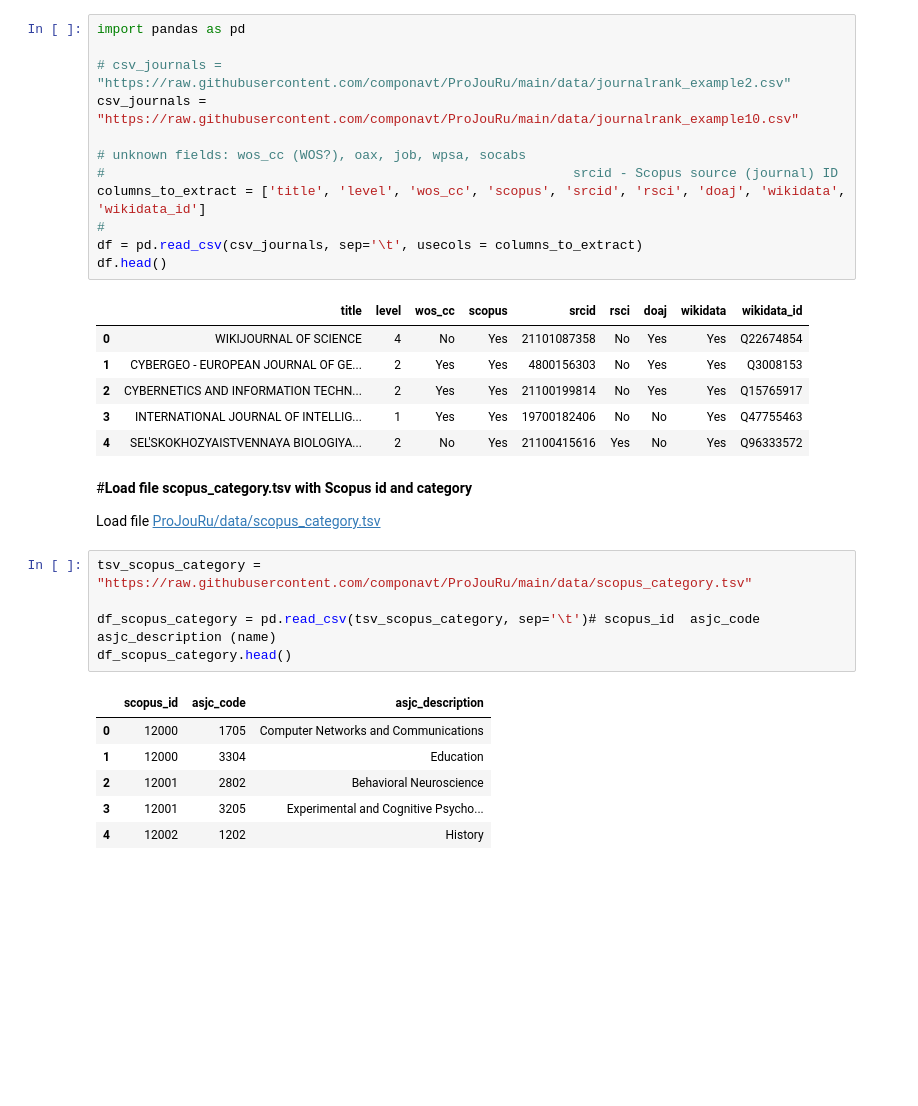
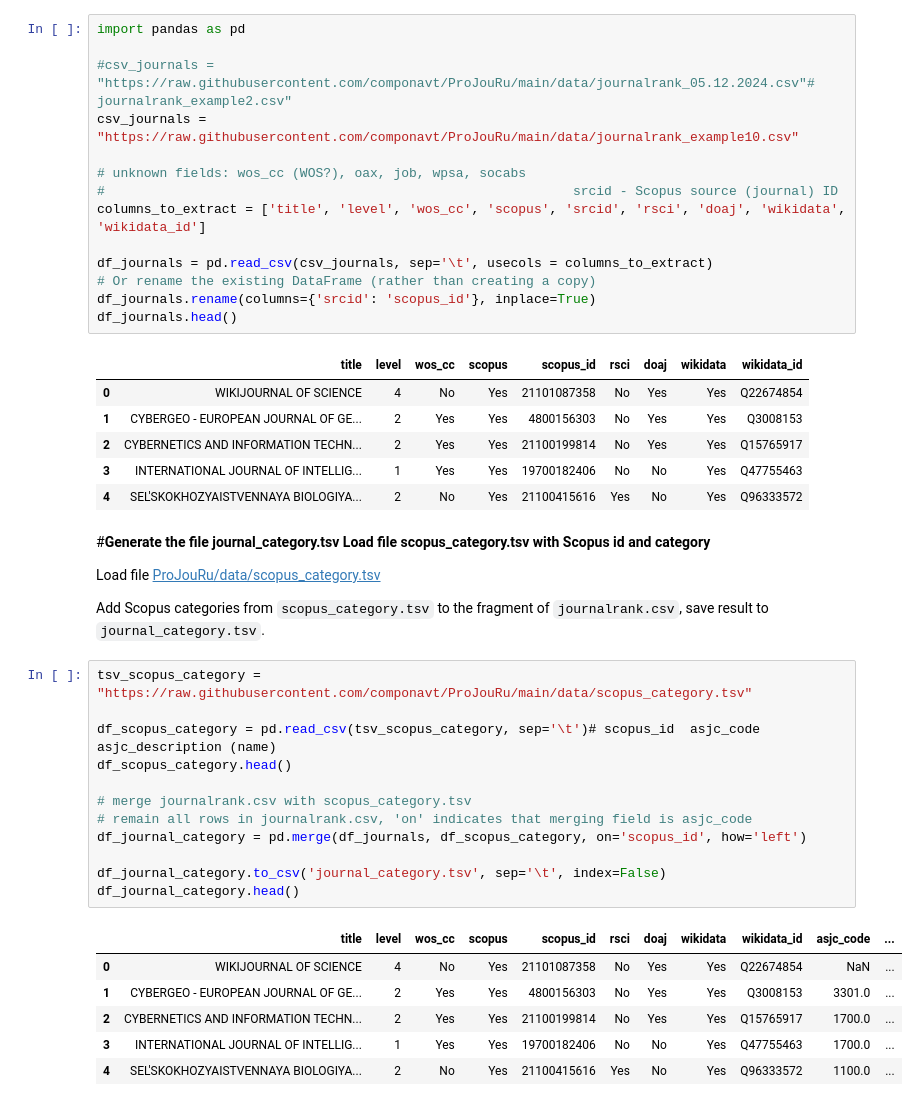
Before and after one commit to componavt/ProJouRu, a Jupyter notebook: src/read_csv.ipynb, the cells around one changed output. Drawn from its saved outputs; the diff is of its cells as text; blank space fills up the shorter version.

```diff
--- a/src/read_csv.ipynb
+++ b/src/read_csv.ipynb
@@ -10,35 +10,46 @@ The file journalrank.csv was taken from [journalrank.rcsi.science](https://journ
 # %%
 import pandas as pd
 
-# csv_journals = "https://raw.githubusercontent.com/componavt/ProJouRu/main/data/journalrank_example2.csv"
+#csv_journals = "https://raw.githubusercontent.com/componavt/ProJouRu/main/data/journalrank_05.12.2024.csv"# journalrank_example2.csv"
 csv_journals = "https://raw.githubusercontent.com/componavt/ProJouRu/main/data/journalrank_example10.csv"
 
 # unknown fields: wos_cc (WOS?), oax, job, wpsa, socabs
 #                                                            srcid - Scopus source (journal) ID
 columns_to_extract = ['title', 'level', 'wos_cc', 'scopus', 'srcid', 'rsci', 'doaj', 'wikidata', 'wikidata_id']
-#
-df = pd.read_csv(csv_journals, sep='\t', usecols = columns_to_extract)
-df.head()
+
+df_journals = pd.read_csv(csv_journals, sep='\t', usecols = columns_to_extract)
+# Or rename the existing DataFrame (rather than creating a copy)
+df_journals.rename(columns={'srcid': 'scopus_id'}, inplace=True)
+df_journals.head()
 # %% [output]
-|  | title | level | wos_cc | scopus | srcid | rsci | doaj | wikidata | wikidata_id |
+|  | title | level | wos_cc | scopus | scopus_id | rsci | doaj | wikidata | wikidata_id |
 | 0 | WIKIJOURNAL OF SCIENCE | 4 | No | Yes | 21101087358 | No | Yes | Yes | Q22674854 |
 | 1 | CYBERGEO - EUROPEAN JOURNAL OF GE... | 2 | Yes | Yes | 4800156303 | No | Yes | Yes | Q3008153 |
 | 2 | CYBERNETICS AND INFORMATION TECHN... | 2 | Yes | Yes | 21100199814 | No | Yes | Yes | Q15765917 |
 | 3 | INTERNATIONAL JOURNAL OF INTELLIG... | 1 | Yes | Yes | 19700182406 | No | No | Yes | Q47755463 |
 | 4 | SEL'SKOKHOZYAISTVENNAYA BIOLOGIYA... | 2 | No | Yes | 21100415616 | Yes | No | Yes | Q96333572 |
 # %% [markdown]
-#**Load file scopus_category.tsv with Scopus id and category**
+#**Generate the file journal_category.tsv Load file scopus_category.tsv with Scopus id and category**
 
 Load file [ProJouRu/data/scopus_category.tsv](https://github.com/componavt/ProJouRu/blob/main/data/scopus_category.tsv)
+
+Add Scopus categories from `scopus_category.tsv` to the fragment of `journalrank.csv`, save result to `journal_category.tsv`.
 # %%
 tsv_scopus_category = "https://raw.githubusercontent.com/componavt/ProJouRu/main/data/scopus_category.tsv"
 
 df_scopus_category = pd.read_csv(tsv_scopus_category, sep='\t')# scopus_id  asjc_code asjc_description (name)
 df_scopus_category.head()
+
+# merge journalrank.csv with scopus_category.tsv
+# remain all rows in journalrank.csv, 'on' indicates that merging field is asjc_code
+df_journal_category = pd.merge(df_journals, df_scopus_category, on='scopus_id', how='left')
+
+df_journal_category.to_csv('journal_category.tsv', sep='\t', index=False)
+df_journal_category.head()
 # %% [output]
-|  | scopus_id | asjc_code | asjc_description |
-| 0 | 12000 | 1705 | Computer Networks and Communications |
-| 1 | 12000 | 3304 | Education |
-| 2 | 12001 | 2802 | Behavioral Neuroscience |
-| 3 | 12001 | 3205 | Experimental and Cognitive Psycho... |
-| 4 | 12002 | 1202 | History |
+|  | title | level | wos_cc | scopus | scopus_id | rsci | doaj | wikidata | wikidata_id | asjc_code | ... |
+| 0 | WIKIJOURNAL OF SCIENCE | 4 | No | Yes | 21101087358 | No | Yes | Yes | Q22674854 | NaN | ... |
+| 1 | CYBERGEO - EUROPEAN JOURNAL OF GE... | 2 | Yes | Yes | 4800156303 | No | Yes | Yes | Q3008153 | 3301.0 | ... |
+| 2 | CYBERNETICS AND INFORMATION TECHN... | 2 | Yes | Yes | 21100199814 | No | Yes | Yes | Q15765917 | 1700.0 | ... |
+| 3 | INTERNATIONAL JOURNAL OF INTELLIG... | 1 | Yes | Yes | 19700182406 | No | No | Yes | Q47755463 | 1700.0 | ... |
+| 4 | SEL'SKOKHOZYAISTVENNAYA BIOLOGIYA... | 2 | No | Yes | 21100415616 | Yes | No | Yes | Q96333572 | 1100.0 | ... |
```
